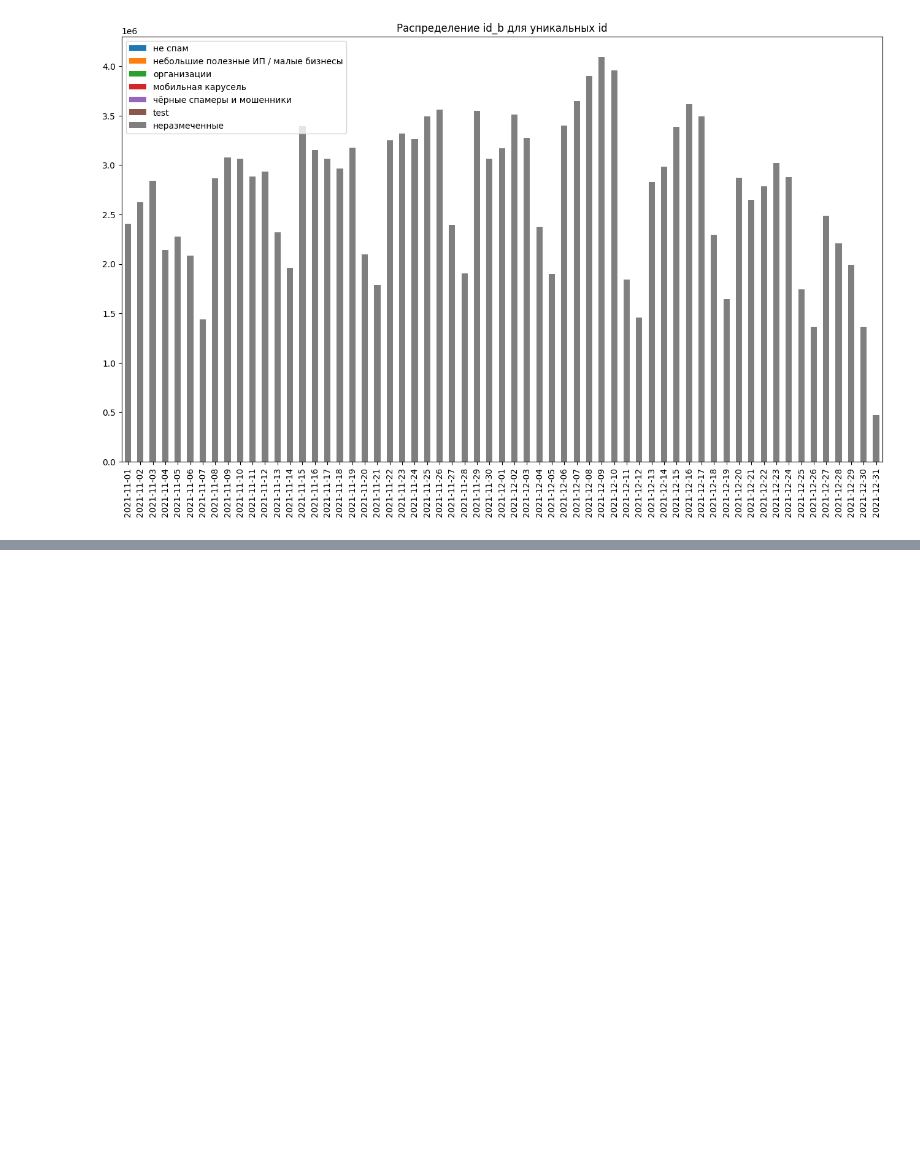
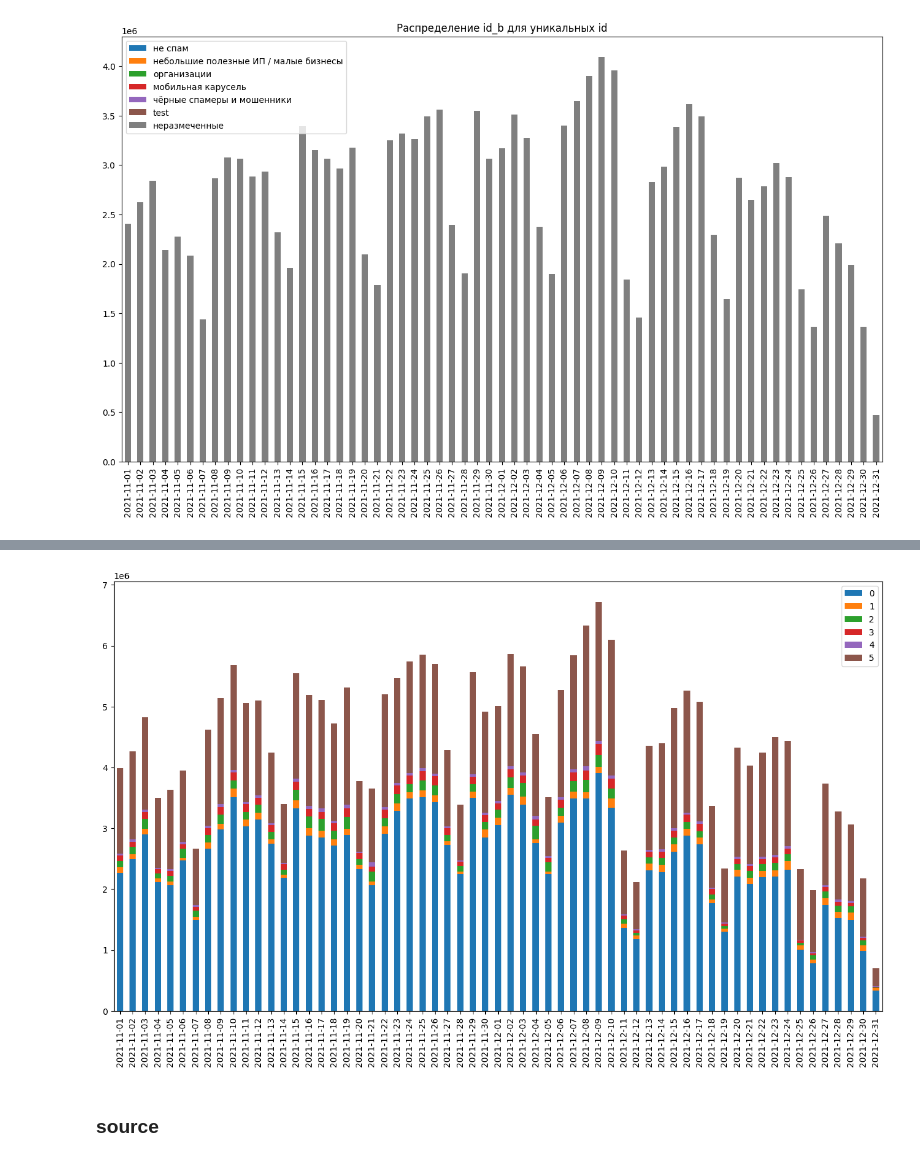
Before and after one commit to Kislv/BestHack2022-DataScience, a Jupyter notebook: EDA.ipynb, the cells around one changed output, grey strips where cells are left out. Cells and saved outputs as stored; diff of their text form; code cells hidden in the pictures; blank space fills up the shorter version.

```diff
--- a/EDA.ipynb
+++ b/EDA.ipynb
@@ -269,0 +356,21 @@ plt.show()
+# %%
+zcf = pd.DataFrame(index=[0, 1, 2, 3, 4, 5])
+for data_path in data_paths:
+    date = pd.to_datetime(
+        data_path.replace(os.path.join('data', 'transactions', 'time_key='), '').replace('.csv', '').replace('-', '.'),
+        format='%Y-%m-%d',
+    )
+    call_transactions = pd.read_csv(data_path, usecols=['zero_call_flg'], dtype={'zero_call_flg': 'uint32'})
+    zcf[date] = call_transactions['zero_call_flg'].value_counts()
+zcf = zcf.transpose()
+# %%
+fig, ax = plt.subplots()
+
+zcf.plot(kind='bar', ax=ax, figsize=(16, 9), stacked=True)
+ax.set_xticklabels(zcf.index.format())
+
+plt.show()
+# %% [output]
+[figure, added]
+# %% [markdown]
+### source
```
Also changed, not shown: parts of 30 cells of this notebook.
